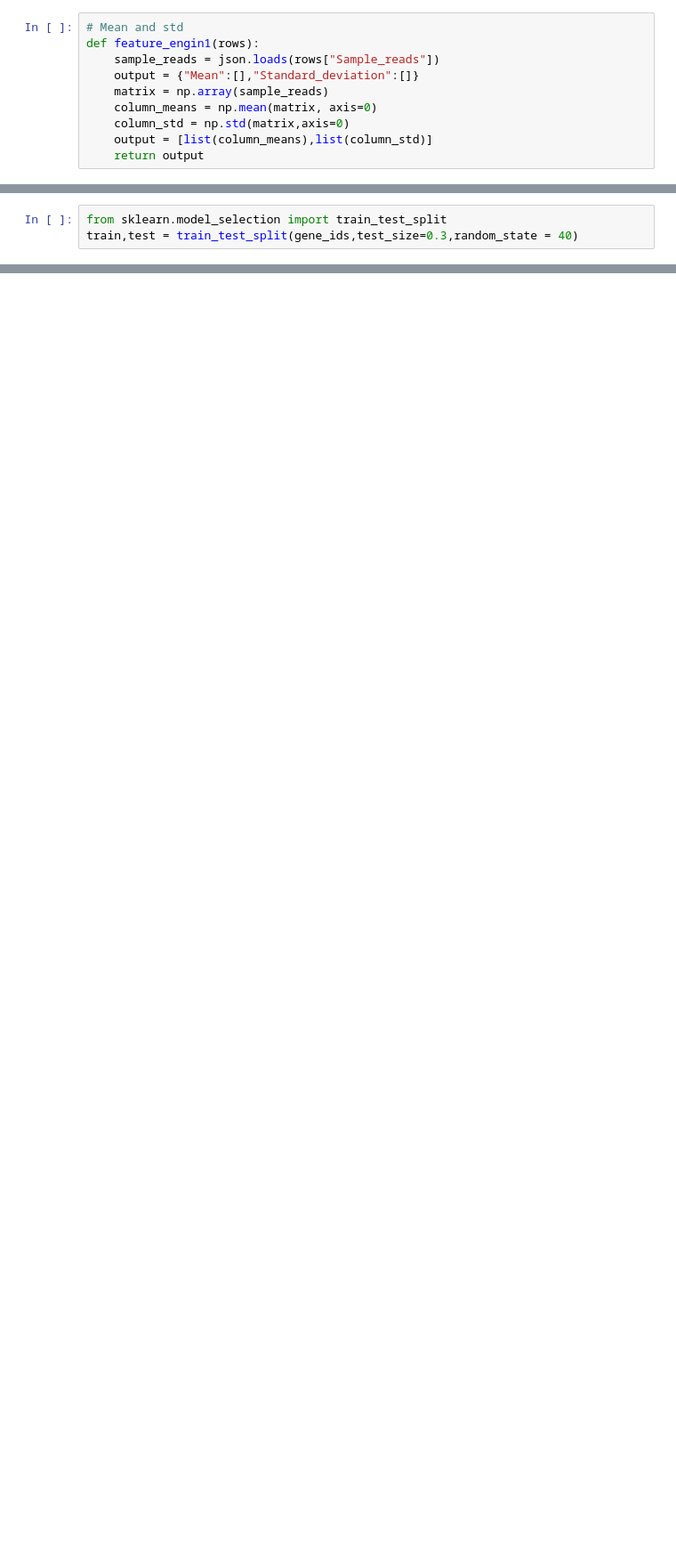
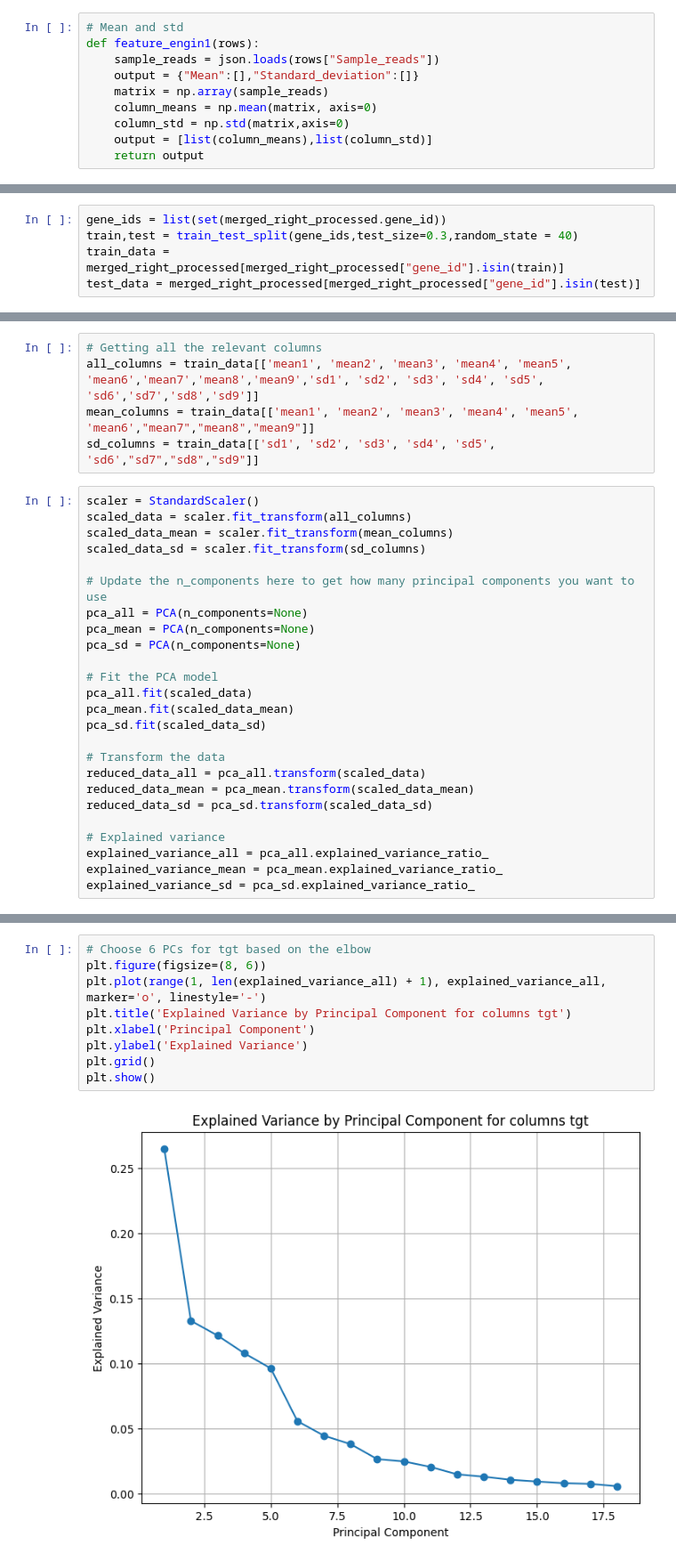
Before and after one commit to Derek327783/DSA4266-project2, a Jupyter notebook: Feature Engineering.ipynb, the cells around one changed output, grey strips where cells are left out. Shown: that part at 89% size. Saved outputs shown, nothing was run; the diff lists cells and outputs as text; blank space fills up the shorter version.

Commit message:
Updated the feature engineering file
Can play ard with this code if need to change number of principal components

```diff
--- a/Feature Engineering.ipynb
+++ b/Feature Engineering.ipynb
@@ -46,0 +55,5 @@ len(gene_ids)
+# %%
+gene_ids = list(set(merged_right_processed.gene_id))
+train,test = train_test_split(gene_ids,test_size=0.3,random_state = 40)
+train_data = merged_right_processed[merged_right_processed["gene_id"].isin(train)]
+test_data = merged_right_processed[merged_right_processed["gene_id"].isin(test)]
@@ -47,3 +70,30 @@ len(gene_ids)
+# %%
+# Getting all the relevant columns
+all_columns = train_data[['mean1', 'mean2', 'mean3', 'mean4', 'mean5', 'mean6','mean7','mean8','mean9','sd1', 'sd2', 'sd3', 'sd4', 'sd5', 'sd6','sd7','sd8','sd9']]
+mean_columns = train_data[['mean1', 'mean2', 'mean3', 'mean4', 'mean5', 'mean6',"mean7","mean8","mean9"]]
+sd_columns = train_data[['sd1', 'sd2', 'sd3', 'sd4', 'sd5', 'sd6',"sd7","sd8","sd9"]]
 # %%
-from sklearn.model_selection import train_test_split
-train,test = train_test_split(gene_ids,test_size=0.3,random_state = 40)
+scaler = StandardScaler()
+scaled_data = scaler.fit_transform(all_columns)
+scaled_data_mean = scaler.fit_transform(mean_columns)
+scaled_data_sd = scaler.fit_transform(sd_columns)
+
+# Update the n_components here to get how many principal components you want to use
+pca_all = PCA(n_components=None)
+pca_mean = PCA(n_components=None)
+pca_sd = PCA(n_components=None)
+
+# Fit the PCA model
+pca_all.fit(scaled_data)
+pca_mean.fit(scaled_data_mean)
+pca_sd.fit(scaled_data_sd)
+
+# Transform the data
+reduced_data_all = pca_all.transform(scaled_data)
+reduced_data_mean = pca_mean.transform(scaled_data_mean)
+reduced_data_sd = pca_sd.transform(scaled_data_sd)
+
+# Explained variance
+explained_variance_all = pca_all.explained_variance_ratio_
+explained_variance_mean = pca_mean.explained_variance_ratio_
+explained_variance_sd = pca_sd.explained_variance_ratio_
@@ -57,0 +100,11 @@ len(test_data)/len(merged_right)
+# %%
+# Choose 6 PCs for tgt based on the elbow
+plt.figure(figsize=(8, 6))
+plt.plot(range(1, len(explained_variance_all) + 1), explained_variance_all, marker='o', linestyle='-')
+plt.title('Explained Variance by Principal Component for columns tgt')
+plt.xlabel('Principal Component')
+plt.ylabel('Explained Variance')
+plt.grid()
+plt.show()
+# %% [output]
+[figure, added]
```
Also changed, not shown: parts of 28 cells of this notebook.
